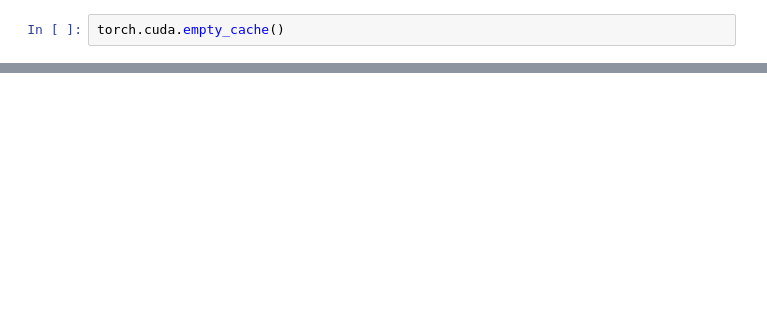
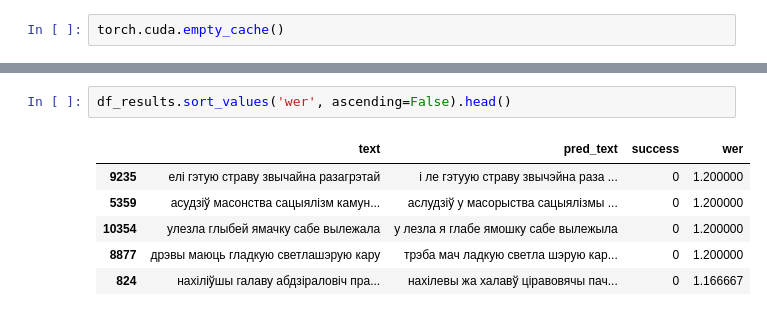
Before and after one commit to navalnica/wav2vec2-belarusian, a Jupyter notebook: train_acoustic_model.ipynb, the cells around one changed output, grey strips where cells are left out. Saved outputs shown, nothing was run; the diff lists cells and outputs as text; blank space fills up the shorter version.

```diff
--- a/train_acoustic_model.ipynb
+++ b/train_acoustic_model.ipynb
@@ -199,0 +267,9 @@ torch.cuda.empty_cache()
+# %%
+df_results.sort_values('wer', ascending=False).head()
+# %% [output]
+|  | text | pred_text | success | wer |
+| 9235 | елі гэтую страву звычайна разагрэтай | і ле гэтуую страву звычэйна раза ... | 0 | 1.200000 |
+| 5359 | асудзіў масонства сацыялізм камун... | аслудзіў у масорыства сацыялізмы ... | 0 | 1.200000 |
+| 10354 | улезла глыбей ямачку сабе вылежала | у лезла я глабе ямошку сабе вылежыла | 0 | 1.200000 |
+| 8877 | дрэвы маюць гладкую светлашэрую кару | трэба мач ладкую светла шэрую кар... | 0 | 1.200000 |
+| 824 | нахіліўшы галаву абдзіраловіч пра... | нахілевы жа халавў ціравовячы пач... | 0 | 1.166667 |
```
Also changed, not shown: parts of 33 cells of this notebook.
